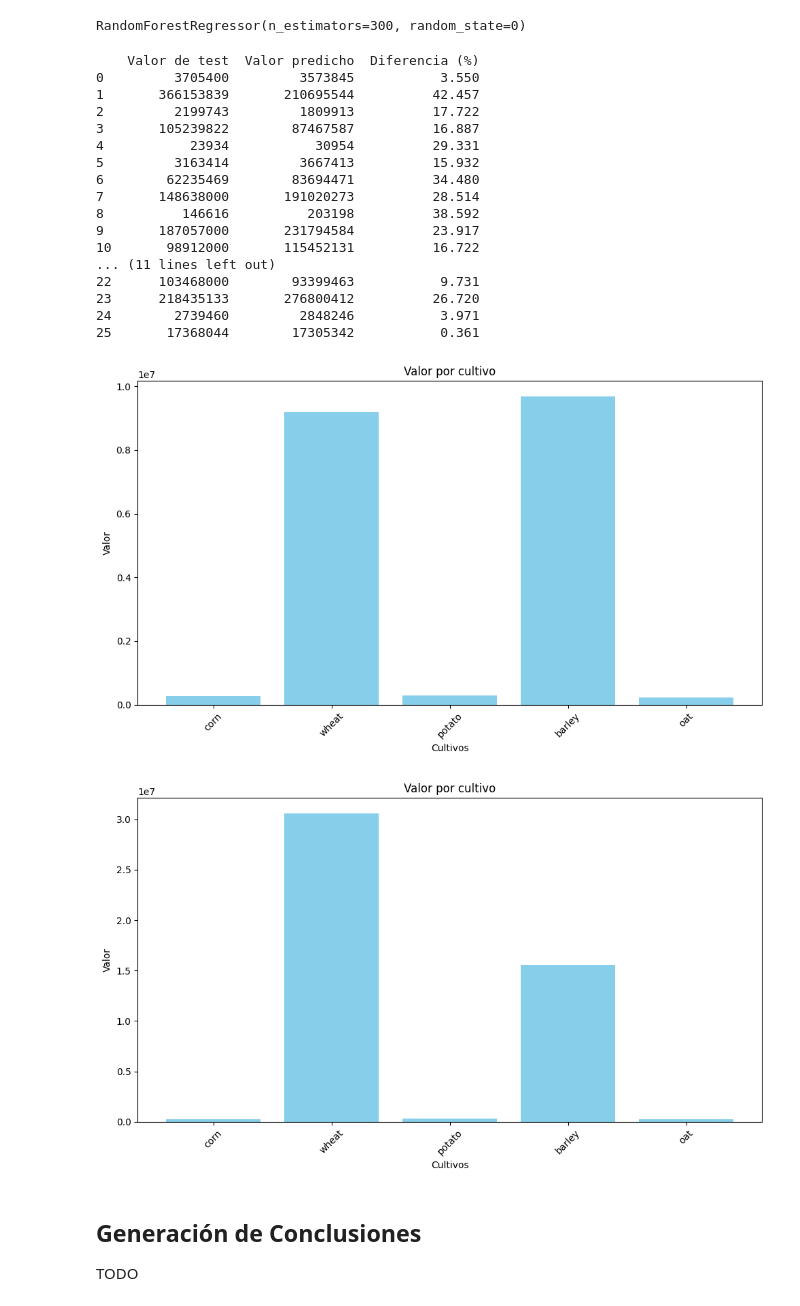
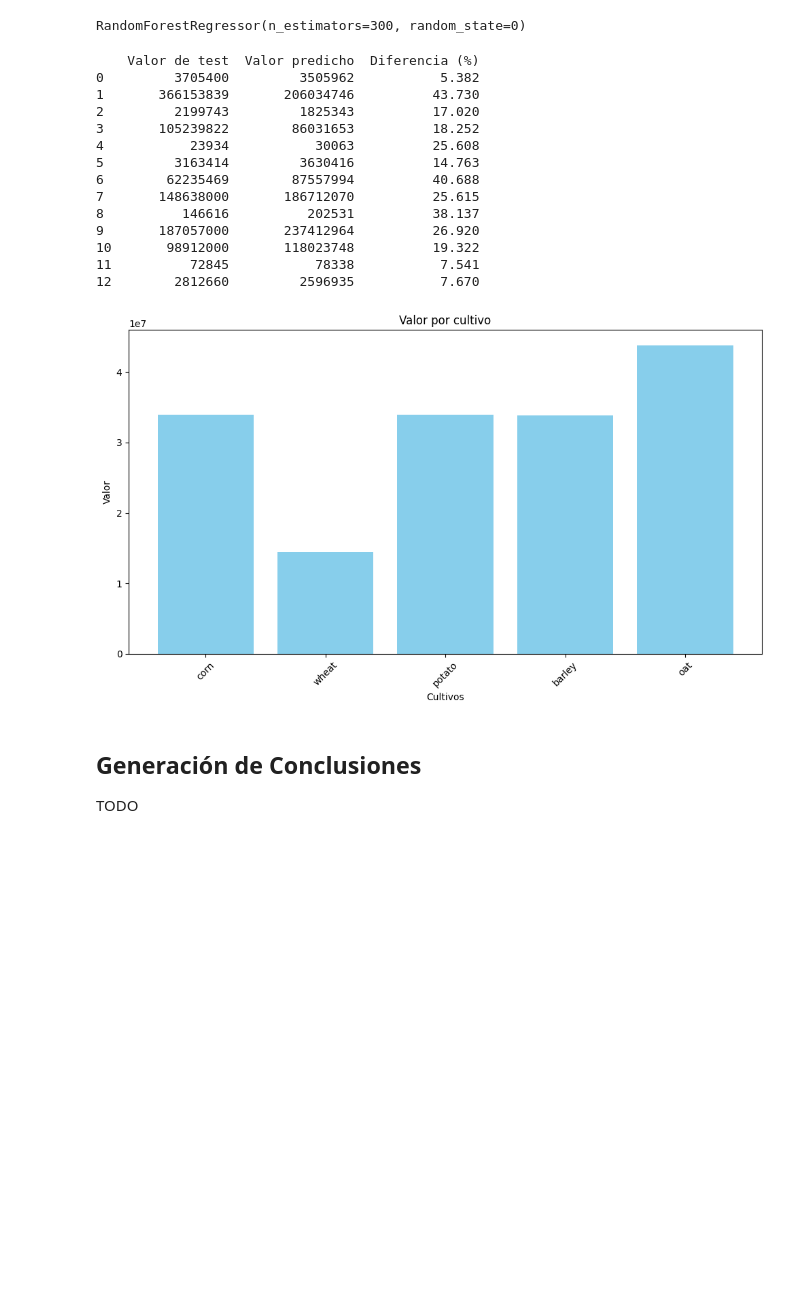
Before and after one commit to FlavioLionelRita/utn-data-science-labs, a Jupyter notebook: Exercises/05-ProduccionAgricola/lab.ipynb, the cells around one changed output. Cells and saved outputs as stored; diff of their text form; code cells hidden in the pictures; blank space fills up the shorter version.

```diff
--- a/Exercises/05-ProduccionAgricola/lab.ipynb
+++ b/Exercises/05-ProduccionAgricola/lab.ipynb
@@ -407,7 +407,7 @@ X = pd.get_dummies(X, columns=['crop', 'province'])
 # %%
 # Se divide el conjunto de datos en entrenamiento y prueba
 from sklearn.model_selection import train_test_split
-X_train, X_test, y_train, y_test = train_test_split(X, y, test_size = 0.02, random_state = 0)
+X_train, X_test, y_train, y_test = train_test_split(X, y, test_size = 0.01, random_state = 0)
 # %%
 # Se crea el modelo de regresión y se entrena con el conjunto de entrenamiento
 from sklearn.ensemble import RandomForestRegressor
@@ -416,7 +416,6 @@ regression.fit(X_train, y_train)
 # %% [output]
 RandomForestRegressor(n_estimators=300, random_state=0)
 # %%
-import numpy as np
 y_pred = regression.predict(X_test)
 # Crear una lista para almacenar los valores
 resultados = []
@@ -438,22 +437,19 @@ df = pd.DataFrame(resultados, columns=['Valor de test', 'Valor predicho', 'Difer
 print(df)
 # %% [output]
     Valor de test  Valor predicho  Diferencia (%)
-0         3705400         3573845           3.550
-1       366153839       210695544          42.457
-2         2199743         1809913          17.722
-3       105239822        87467587          16.887
-4           23934           30954          29.331
-5         3163414         3667413          15.932
-6        62235469        83694471          34.480
-7       148638000       191020273          28.514
-8          146616          203198          38.592
-9       187057000       231794584          23.917
-10       98912000       115452131          16.722
-... (11 lines left out)
-22      103468000        93399463           9.731
-23      218435133       276800412          26.720
-24        2739460         2848246           3.971
-25       17368044        17305342           0.361
+0         3705400         3505962           5.382
+1       366153839       206034746          43.730
+2         2199743         1825343          17.020
+3       105239822        86031653          18.252
+4           23934           30063          25.608
+5         3163414         3630416          14.763
+6        62235469        87557994          40.688
+7       148638000       186712070          25.615
+8          146616          202531          38.137
+9       187057000       237412964          26.920
+10       98912000       118023748          19.322
+11          72845           78338           7.541
+12        2812660         2596935           7.670
 # %%
 import warnings
 # Desactivar los warnings
@@ -490,15 +486,14 @@ def showResults(results):
     plt.show()
 # %%
 # Se realiza la predicción para la provincia de 'AB' con una precipitación de 100 mm y 1000 acres
-results = predictFarGateValuePerCrops('AB', 100, 1000)
+# results = predictFarGateValuePerCrops('AB', 100, 1000)
+# showResults(results)
+
+# Se realiza la predicción para la provincia de 'SK' con una precipitación de 300 mm y 643000 acres
+results = predictFarGateValuePerCrops('SK', 300, 643000)
 showResults(results)
-
-# Se realiza la predicción para la provincia de 'BC' con una precipitación de 200 mm y 2000 acres
-results = predictFarGateValuePerCrops('BC', 200, 2000)
-showResults(results)
 # %% [output]
-[figure, old version]
+[figure, new version]
-[figure, removed]
 # %% [markdown]
 ## Generación de Conclusiones
 
```
